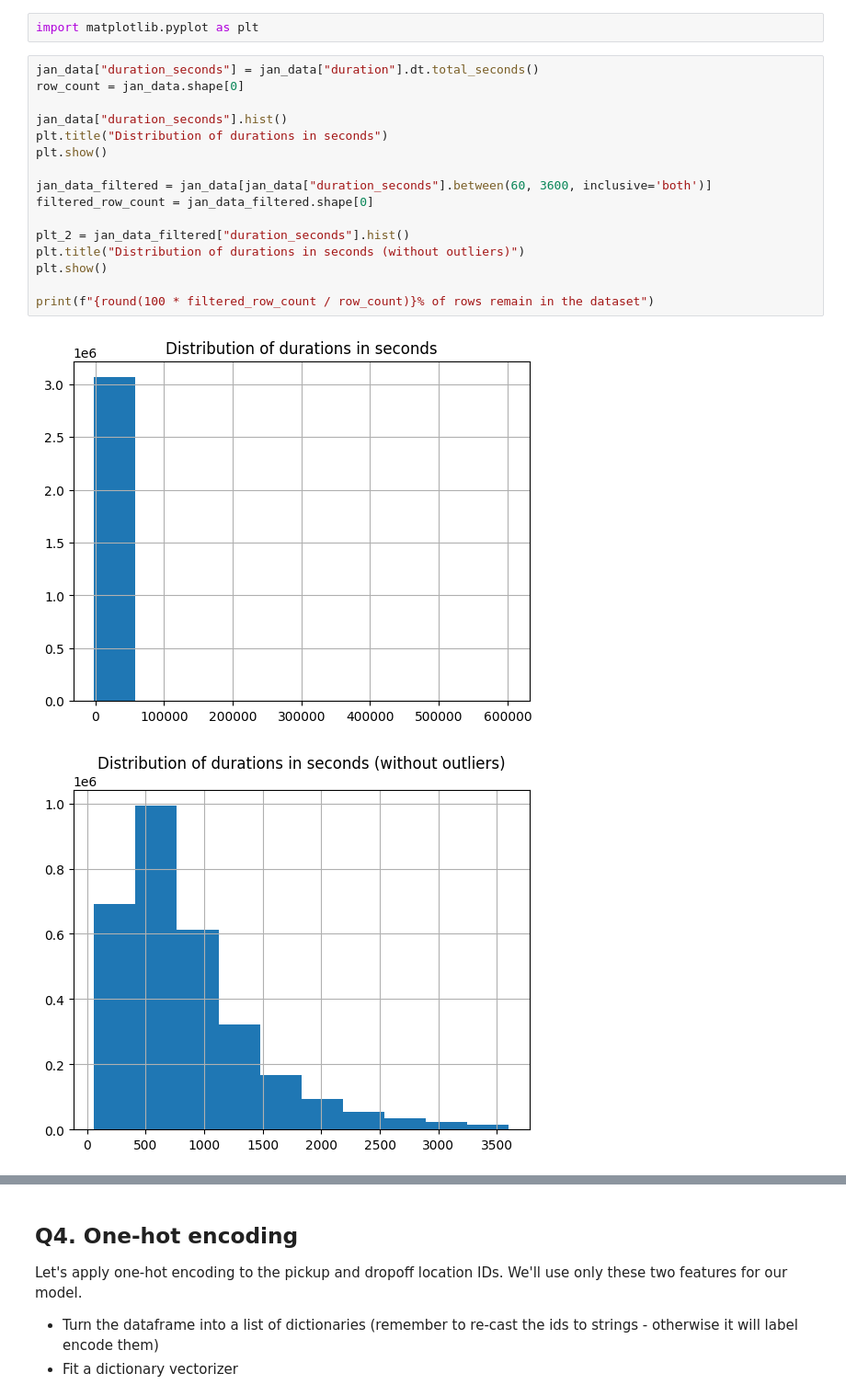
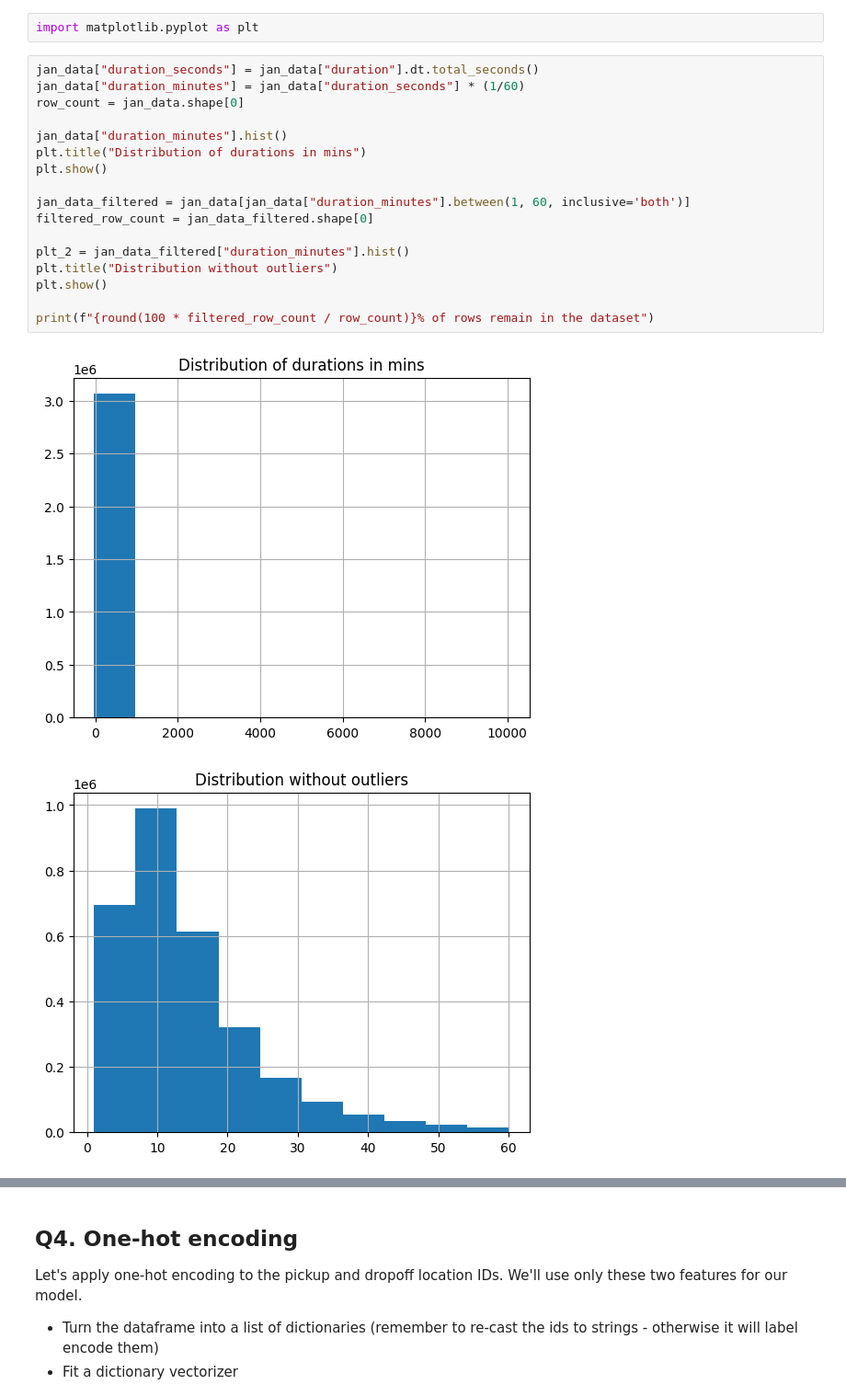
Before and after one commit to fcnz/mlopszoomcamp24, a Jupyter notebook: Homework_01/main.ipynb, the cells around one changed output, grey strips where cells are left out. Shown at 92% size. Saved outputs shown, nothing was run; the diff lists cells and outputs as text.

```diff
--- a/Homework_01/main.ipynb
+++ b/Homework_01/main.ipynb
@@ -37,23 +37,24 @@ What fraction of the records left after you dropped the outliers?
 import matplotlib.pyplot as plt
 # %%
 jan_data["duration_seconds"] = jan_data["duration"].dt.total_seconds()
+jan_data["duration_minutes"] = jan_data["duration_seconds"] * (1/60)
 row_count = jan_data.shape[0]
 
-jan_data["duration_seconds"].hist()
-plt.title("Distribution of durations in seconds")
+jan_data["duration_minutes"].hist()
+plt.title("Distribution of durations in mins")
 plt.show()
 
-jan_data_filtered = jan_data[jan_data["duration_seconds"].between(60, 3600, inclusive='both')]
+jan_data_filtered = jan_data[jan_data["duration_minutes"].between(1, 60, inclusive='both')]
 filtered_row_count = jan_data_filtered.shape[0]
 
-plt_2 = jan_data_filtered["duration_seconds"].hist()
-plt.title("Distribution of durations in seconds (without outliers)")
+plt_2 = jan_data_filtered["duration_minutes"].hist()
+plt.title("Distribution without outliers")
 plt.show()
 
 print(f"{round(100 * filtered_row_count / row_count)}% of rows remain in the dataset")
 # %% [output]
-[figure, old version]
+[figure, new version]
-[figure, old version]
+[figure, new version]
 98% of rows remain in the dataset
 # %% [markdown]
 ## Q4. One-hot encoding
```
Also changed, not shown: parts of 9 cells of this notebook, 2 other files.
